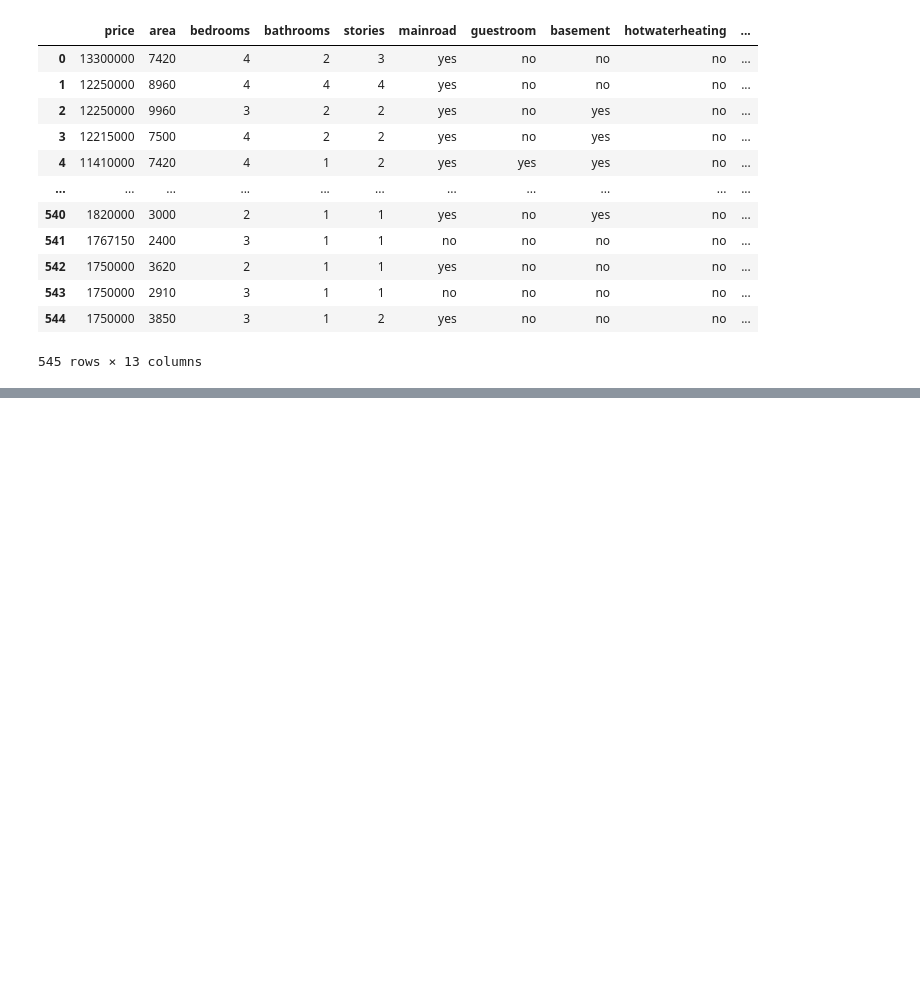
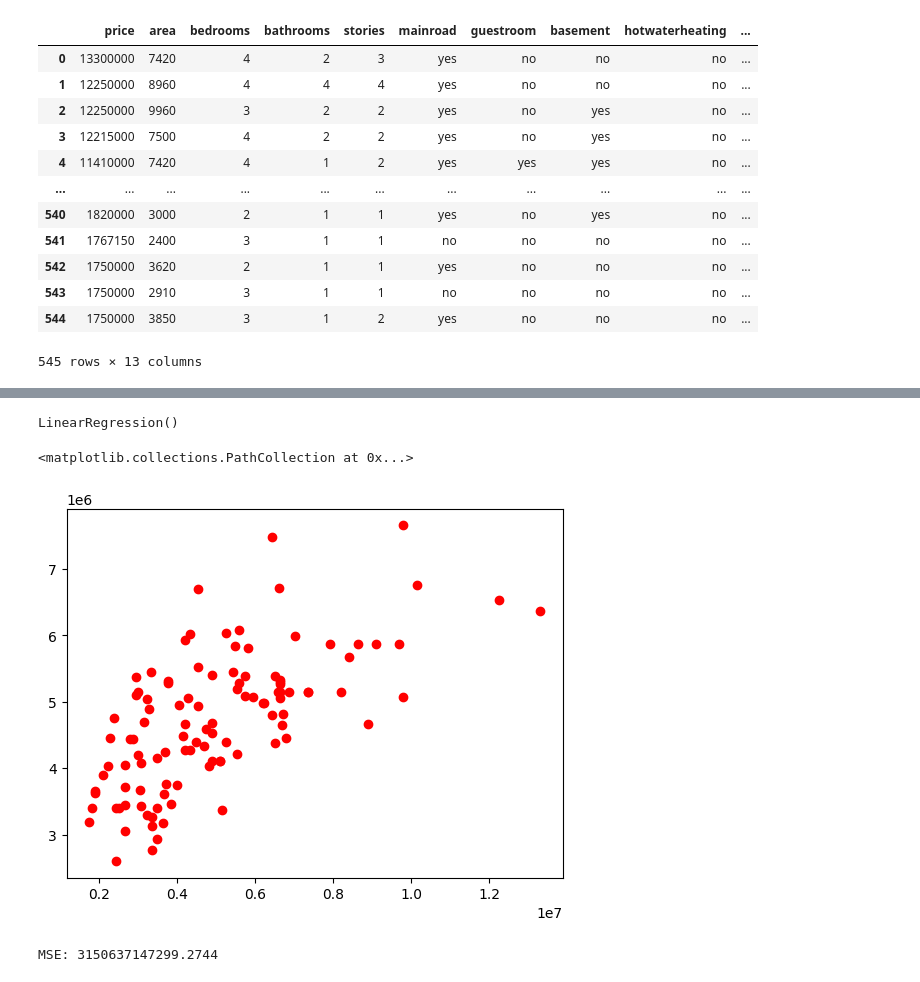
Before and after one commit to aomnchp-s/6003-APPLIED-ML, a Jupyter notebook: ML_practice1_Regression.ipynb, the cells around one changed output, grey strips where cells are left out. Drawn from its saved outputs; the diff is of its cells as text; code cells hidden in the pictures; blank space fills up the shorter version.

```diff
--- a/ML_practice1_Regression.ipynb
+++ b/ML_practice1_Regression.ipynb
@@ -28,0 +25,6 @@ AttributeError: 'Series' object has no attribute 'case_when'
+# %%
+#creat new column mainroaadx for yes=1 and no=0
+df_deldup.loc[df_deldup['mainroad'] == 'yes', 'mainroadx'] = '1'
+df_deldup.loc[df_deldup['mainroad'] == 'no', 'mainroadx'] = '0'
+df_final = pd.DataFrame(df_deldup)
+df_final
@@ -28,0 +45,26 @@ AttributeError: 'Series' object has no attribute 'case_when'
+# %%
+X = df_final[['area','bedrooms','parking','mainroadx']]
+Y = df_final[['price']]
+# %%
+from sklearn.model_selection import train_test_split
+X_train, X_test, Y_train, Y_test = train_test_split(X, Y, test_size=0.2, random_state=42)
+# %%
+from sklearn.linear_model import LinearRegression
+
+modelLin = LinearRegression()
+modelLin.fit(X_train,Y_train)
+# %% [output]
+LinearRegression()
+# %%
+Y_Pred = modelLin.predict(X_test)
+
+import matplotlib.pyplot as plt
+plt.scatter(Y_test,Y_Pred,color='red')
+# %% [output]
+<matplotlib.collections.PathCollection at 0x...>
+[figure, added]
+# %%
+from sklearn.metrics import mean_squared_error
+print('MSE:', mean_squared_error(Y_test, Y_Pred))
+# %% [output]
+MSE: 3150637147299.2744
```
Also changed, not shown: parts of 2 cells of this notebook.
